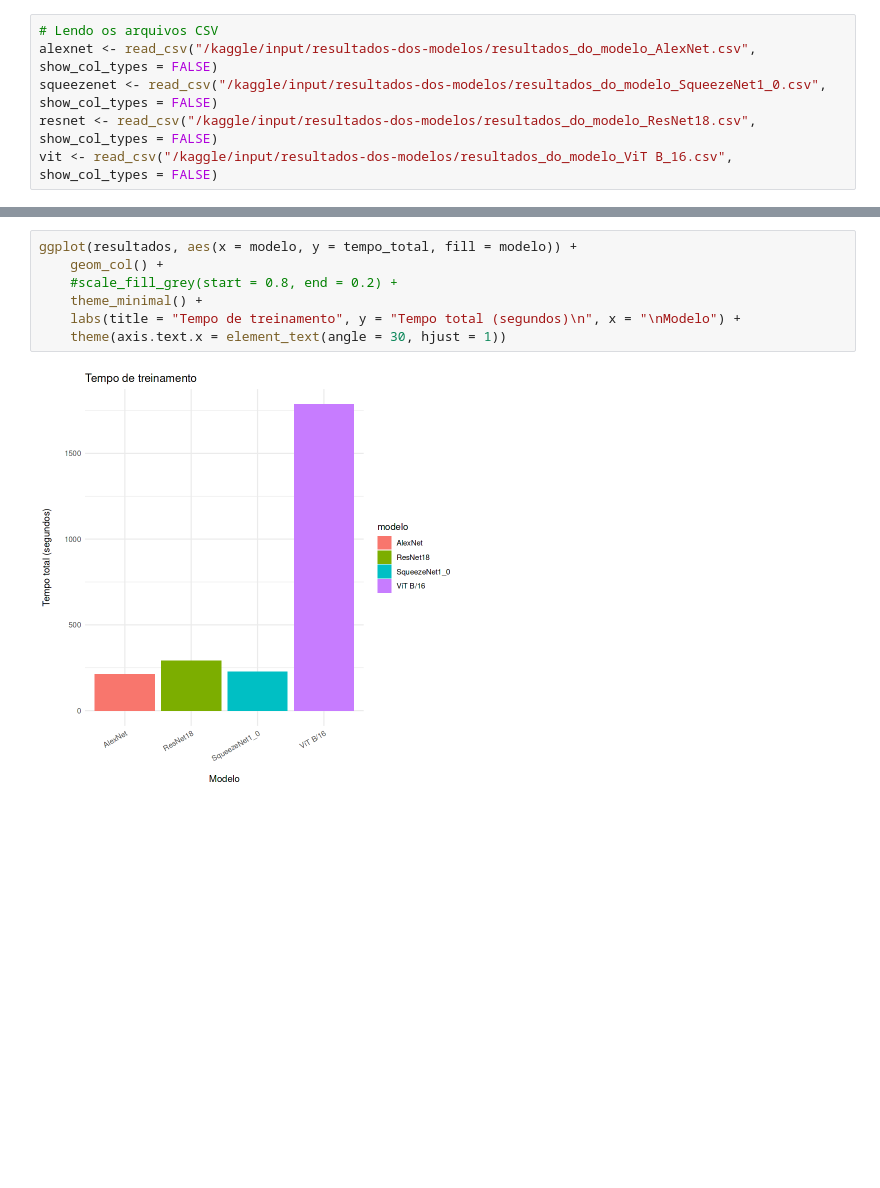
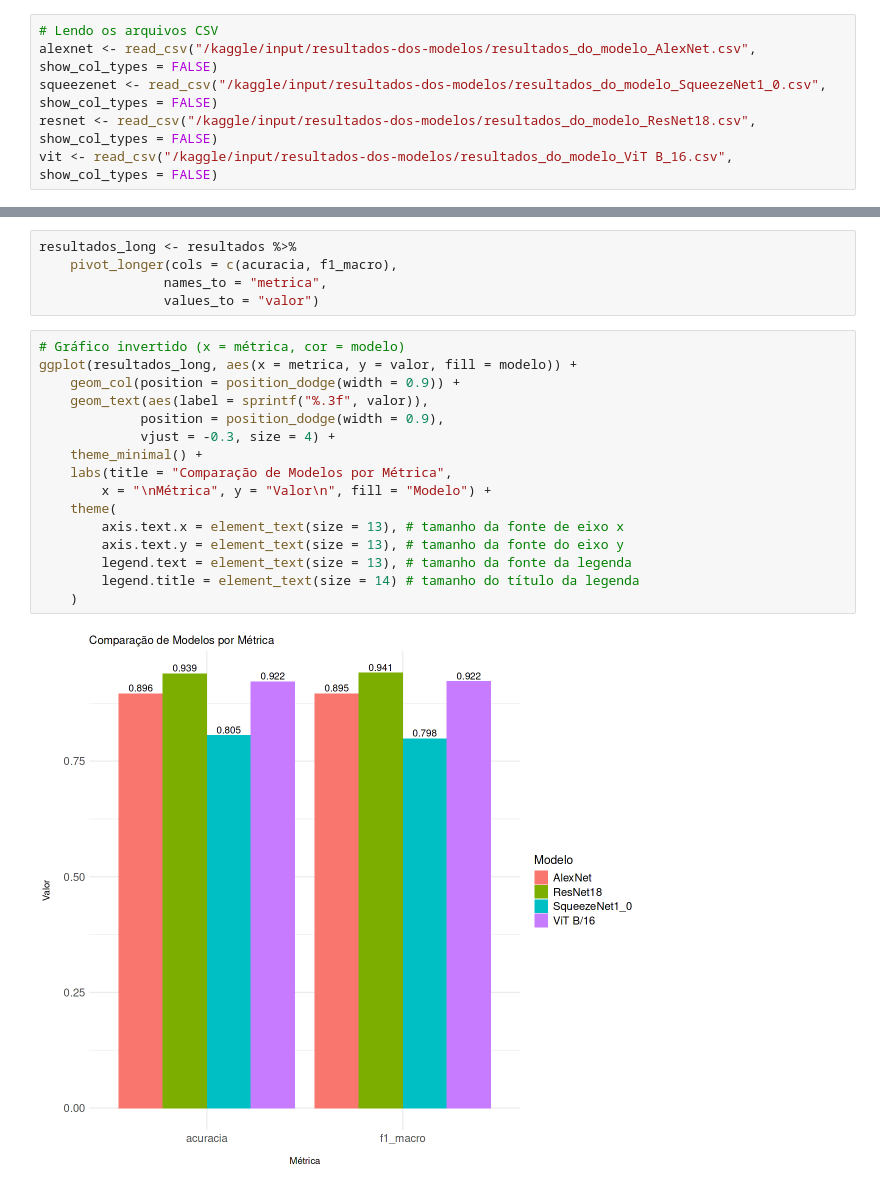
Before and after one commit to lucasjdc/tcc-especializacao, a Jupyter notebook: apresentacao-resultados.ipynb, the cells around one changed output, grey strips where cells are left out. Saved outputs shown, nothing was run; the diff lists cells and outputs as text; blank space fills up the shorter version.

Commit message:
Add value labels and improve axis fonts

```diff
--- a/apresentacao-resultados.ipynb
+++ b/apresentacao-resultados.ipynb
@@ -40,9 +41,23 @@ ggplot(resultados, aes(x = modelo, y = f1_macro, fill = modelo)) +
-# %%
-ggplot(resultados, aes(x = modelo, y = tempo_total, fill = modelo)) +
-    geom_col() +
-    #scale_fill_grey(start = 0.8, end = 0.2) +
-    theme_minimal() +
-    labs(title = "Tempo de treinamento", y = "Tempo total (segundos)\n", x = "\nModelo") +
-    theme(axis.text.x = element_text(angle = 30, hjust = 1))
-# %% [output]
-[figure, removed]
+# %%
+resultados_long <- resultados %>%
+    pivot_longer(cols = c(acuracia, f1_macro),
+                names_to = "metrica",
+                values_to = "valor")
+# %%
+# Gráfico invertido (x = métrica, cor = modelo)
+ggplot(resultados_long, aes(x = metrica, y = valor, fill = modelo)) +
+    geom_col(position = position_dodge(width = 0.9)) +
+    geom_text(aes(label = sprintf("%.3f", valor)),
+             position = position_dodge(width = 0.9),
+             vjust = -0.3, size = 4) +
+    theme_minimal() +
+    labs(title = "Comparação de Modelos por Métrica",
+        x = "\nMétrica", y = "Valor\n", fill = "Modelo") +
+    theme(
+        axis.text.x = element_text(size = 13), # tamanho da fonte de eixo x
+        axis.text.y = element_text(size = 13), # tamanho da fonte do eixo y
+        legend.text = element_text(size = 13), # tamanho da fonte da legenda
+        legend.title = element_text(size = 14) # tamanho do título da legenda
+    )
+# %% [output]
+[figure, added]
```
Also changed, not shown: parts of 5 cells of this notebook.
